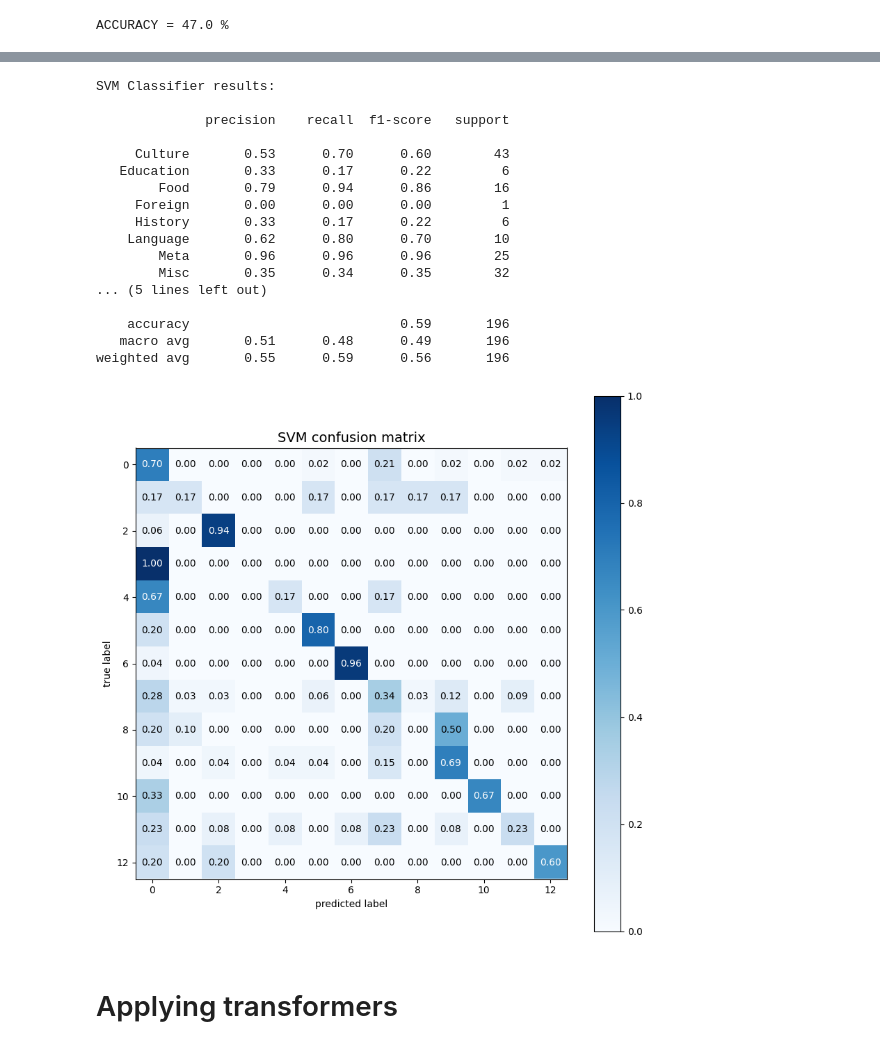
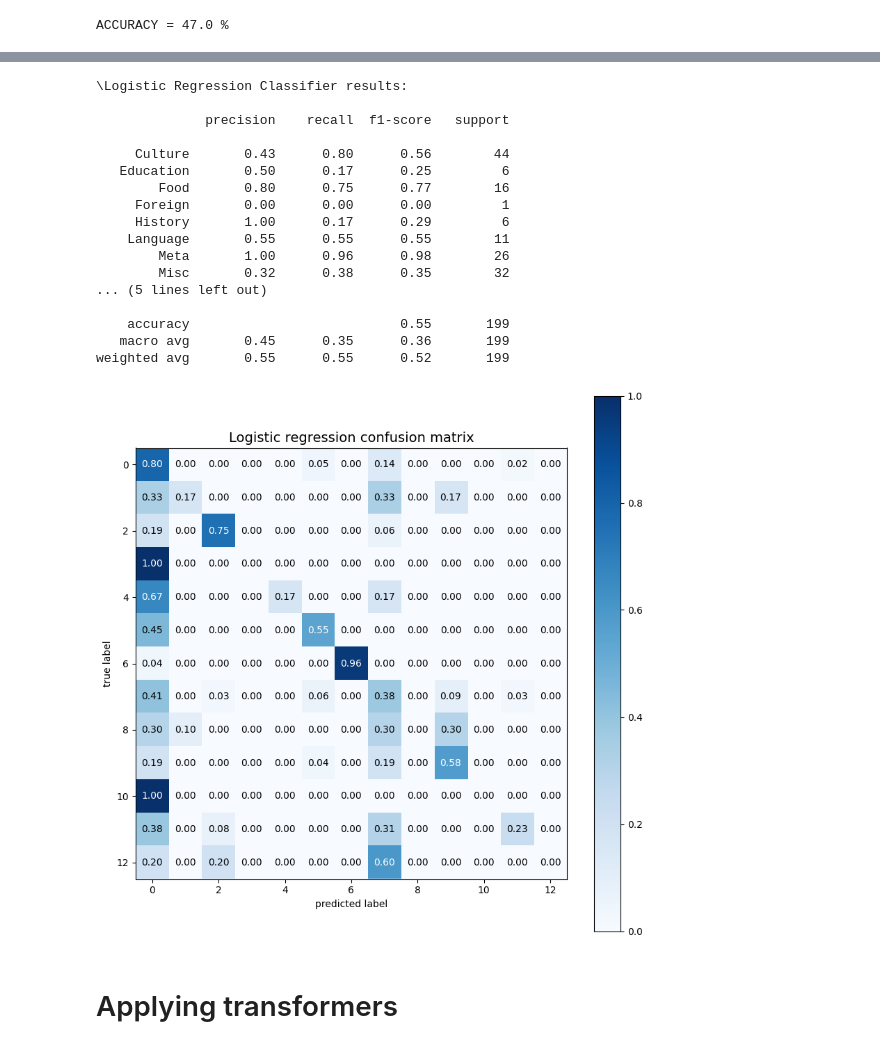
Before and after one commit to carlesarnal/reddit-realtime-classification, a Jupyter notebook: model/model_training.ipynb, the cells around one changed output, grey strips where cells are left out. Cells and saved outputs as stored; diff of their text form; code cells hidden in the pictures.

```diff
--- a/model/model_training.ipynb
+++ b/model/model_training.ipynb
@@ -362,36 +362,36 @@ models_df.sort_values(by=['Accuracy %'], ascending=False)
 # %%
-y_pred = svm.predict(X_test)
-print("\nSVM Classifier results: \n")
+y_pred = logreg.predict(X_test)
+print("\Logistic Regression Classifier results: \n")
 print(classification_report(y_test, y_pred, target_names = list(encoder.classes_)))
 # %% [output]
-SVM Classifier results:
+\Logistic Regression Classifier results:
 
               precision    recall  f1-score   support
 
-     Culture       0.53      0.70      0.60        43
-   Education       0.33      0.17      0.22         6
-        Food       0.79      0.94      0.86        16
+     Culture       0.43      0.80      0.56        44
+   Education       0.50      0.17      0.25         6
+        Food       0.80      0.75      0.77        16
      Foreign       0.00      0.00      0.00         1
-     History       0.33      0.17      0.22         6
-    Language       0.62      0.80      0.70        10
-        Meta       0.96      0.96      0.96        25
-        Misc       0.35      0.34      0.35        32
+     History       1.00      0.17      0.29         6
+    Language       0.55      0.55      0.55        11
+        Meta       1.00      0.96      0.98        26
+        Misc       0.32      0.38      0.35        32
 ... (5 lines left out)
 
-    accuracy                           0.59       196
-   macro avg       0.51      0.48      0.49       196
-weighted avg       0.55      0.59      0.56       196
+    accuracy                           0.55       199
+   macro avg       0.45      0.35      0.36       199
+weighted avg       0.55      0.55      0.52       199
 # %%
 # CREATING THE CONFUSION MATRIX
 fig, ax = plot_confusion_matrix(conf_mat = confusion_matrix(y_test, y_pred),
                                 colorbar = True,
                                 show_absolute = False,
                                 show_normed = True,
                                 figsize = (10,10))
-plt.title("SVM confusion matrix", fontsize=14)
+plt.title("Logistic regression confusion matrix", fontsize=14)
 plt.show()
 # %% [output]
-[figure, old version]
+[figure, new version]
 # %%
 # Saving the best model as pickle file which would be used in website
 with open("reddit_classifier.pkl", 'wb') as file:
```
Also changed, not shown: parts of 17 cells of this notebook, 10 other files.
